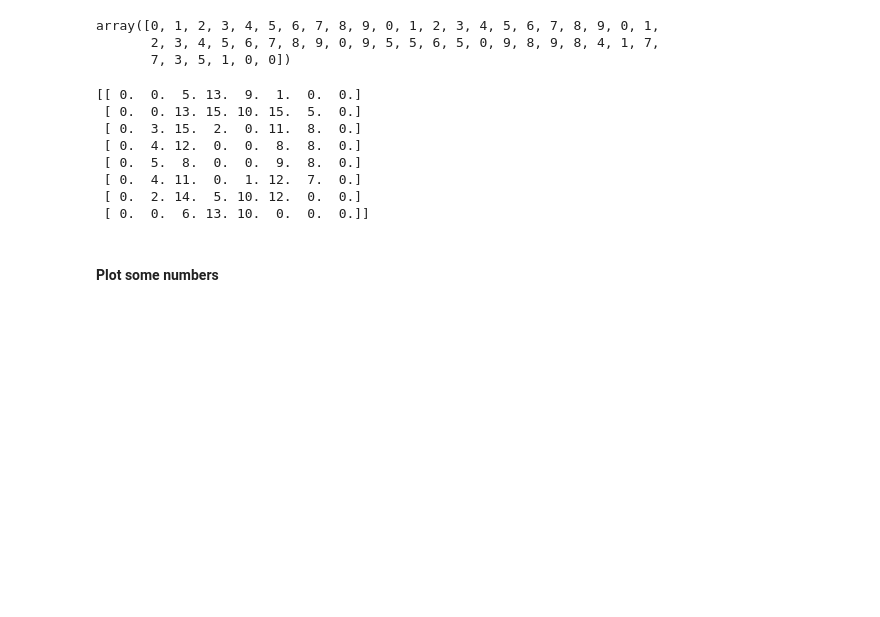
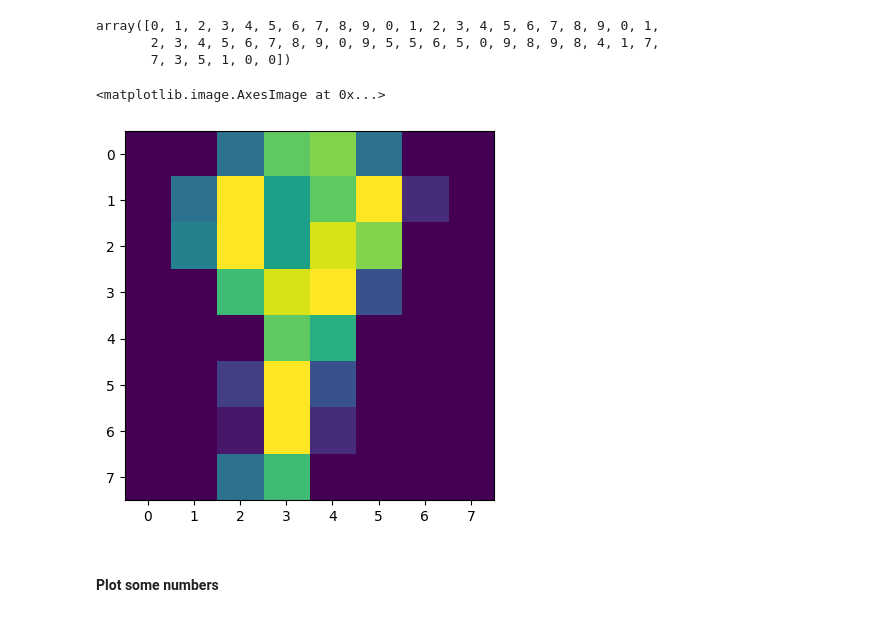
Before and after one commit to JLGOrtega/repo-clase-dsvlcsep24, a Jupyter notebook: 3-Machine_Learning/1-Supervisado/2-Classification/4-Logistic_Regression/2 - Logistic_regression_digits.ipynb, the cells around one changed output. Drawn from its saved outputs; the diff is of its cells as text; code cells hidden in the pictures; blank space fills up the shorter version.

```diff
--- a/3-Machine_Learning/1-Supervisado/2-Classification/4-Logistic_Regression/2 - Logistic_regression_digits.ipynb
+++ b/3-Machine_Learning/1-Supervisado/2-Classification/4-Logistic_Regression/2 - Logistic_regression_digits.ipynb
@@ -82,16 +91,12 @@ array([0, 1, 2, 3, 4, 5, 6, 7, 8, 9, 0, 1, 2, 3, 4, 5, 6, 7, 8, 9, 0, 1,
        2, 3, 4, 5, 6, 7, 8, 9, 0, 9, 5, 5, 6, 5, 0, 9, 8, 9, 8, 4, 1, 7,
        7, 3, 5, 1, 0, 0])
 # %%
-print(digits.data[0].reshape(8,8))
+import  matplotlib.pyplot as plt
+
+plt.imshow((digits.data[69].reshape(8,8)))
 # %% [output]
-[[ 0.  0.  5. 13.  9.  1.  0.  0.]
- [ 0.  0. 13. 15. 10. 15.  5.  0.]
- [ 0.  3. 15.  2.  0. 11.  8.  0.]
- [ 0.  4. 12.  0.  0.  8.  8.  0.]
- [ 0.  5.  8.  0.  0.  9.  8.  0.]
- [ 0.  4. 11.  0.  1. 12.  7.  0.]
- [ 0.  2. 14.  5. 10. 12.  0.  0.]
- [ 0.  0.  6. 13. 10.  0.  0.  0.]]
+<matplotlib.image.AxesImage at 0x...>
+[figure, added]
 # %% [markdown]
 #### Plot some numbers
 # %%
```
Also changed, not shown: parts of 5 cells of this notebook, 12 other files.
